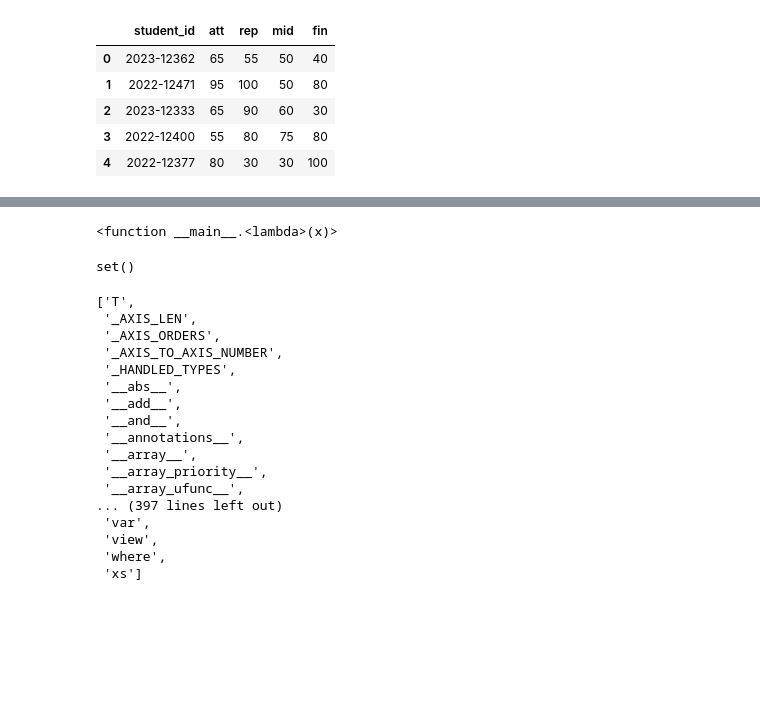
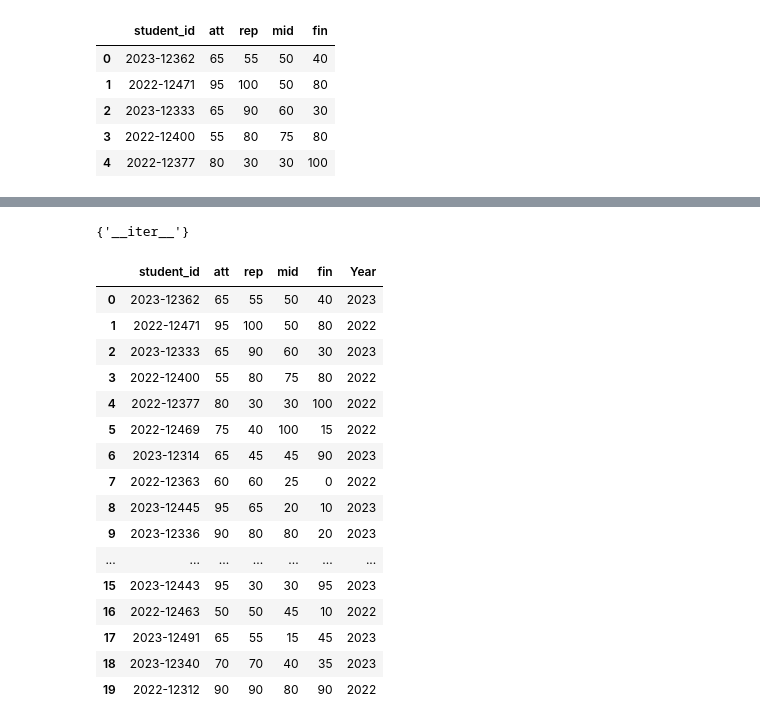
Before and after one commit to pinkocto/Quarto-Blog, a Jupyter notebook: posts/2_DV2022/2023-09-25-04wk-1.ipynb, the cells around one changed output, grey strips where cells are left out. Saved outputs shown, nothing was run; the diff lists cells and outputs as text; code cells hidden in the pictures; blank space fills up the shorter version.

```diff
--- a/posts/2_DV2022/2023-09-25-04wk-1.ipynb
+++ b/posts/2_DV2022/2023-09-25-04wk-1.ipynb
@@ -1604,31 +1707,27 @@ df.head()
 # 출력결과가 아래와 같아야 한다.
 # %% [markdown]
 ![![download.png](attachment:782789ca-dc22-4f2c-9dc8-6da37f924776.png)](attachment:95eb405b-fc88-41ff-8f56-656f8d4fea9c.png)
-# %%
-map(lambda x: int(x.split('-')[0]),
-# %% [output]
-<function __main__.<lambda>(x)>
-# %%
-set(dir(df['student_id'])).intersection(set('__abs__'))
-# %% [output]
-set()
 # %%
-dir(df['student_id'])
+set(dir(df['student_id'])) & {'__iter__'}
 # %% [output]
-['T',
- '_AXIS_LEN',
- '_AXIS_ORDERS',
- '_AXIS_TO_AXIS_NUMBER',
- '_HANDLED_TYPES',
- '__abs__',
- '__add__',
- '__and__',
- '__annotations__',
- '__array__',
- '__array_priority__',
- '__array_ufunc__',
-... (397 lines left out)
- 'var',
- 'view',
- 'where',
- 'xs']
+{'__iter__'}
+# %%
+df.assign(Year = list(map(lambda x: int(x.split('-')[0]), df['student_id']) ))
+# %% [output]
+|  | student_id | att | rep | mid | fin | Year |
+| 0 | 2023-12362 | 65 | 55 | 50 | 40 | 2023 |
+| 1 | 2022-12471 | 95 | 100 | 50 | 80 | 2022 |
+| 2 | 2023-12333 | 65 | 90 | 60 | 30 | 2023 |
+| 3 | 2022-12400 | 55 | 80 | 75 | 80 | 2022 |
+| 4 | 2022-12377 | 80 | 30 | 30 | 100 | 2022 |
+| 5 | 2022-12469 | 75 | 40 | 100 | 15 | 2022 |
+| 6 | 2023-12314 | 65 | 45 | 45 | 90 | 2023 |
+| 7 | 2022-12363 | 60 | 60 | 25 | 0 | 2022 |
+| 8 | 2023-12445 | 95 | 65 | 20 | 10 | 2023 |
+| 9 | 2023-12336 | 90 | 80 | 80 | 20 | 2023 |
+| ... | ... | ... | ... | ... | ... | ... |
+| 15 | 2023-12443 | 95 | 30 | 30 | 95 | 2023 |
+| 16 | 2022-12463 | 50 | 50 | 45 | 10 | 2022 |
+| 17 | 2023-12491 | 65 | 55 | 15 | 45 | 2023 |
+| 18 | 2023-12340 | 70 | 70 | 40 | 35 | 2023 |
+| 19 | 2022-12312 | 90 | 90 | 80 | 90 | 2022 |
```
Also changed, not shown: parts of 10 cells of this notebook, 25 other files.
